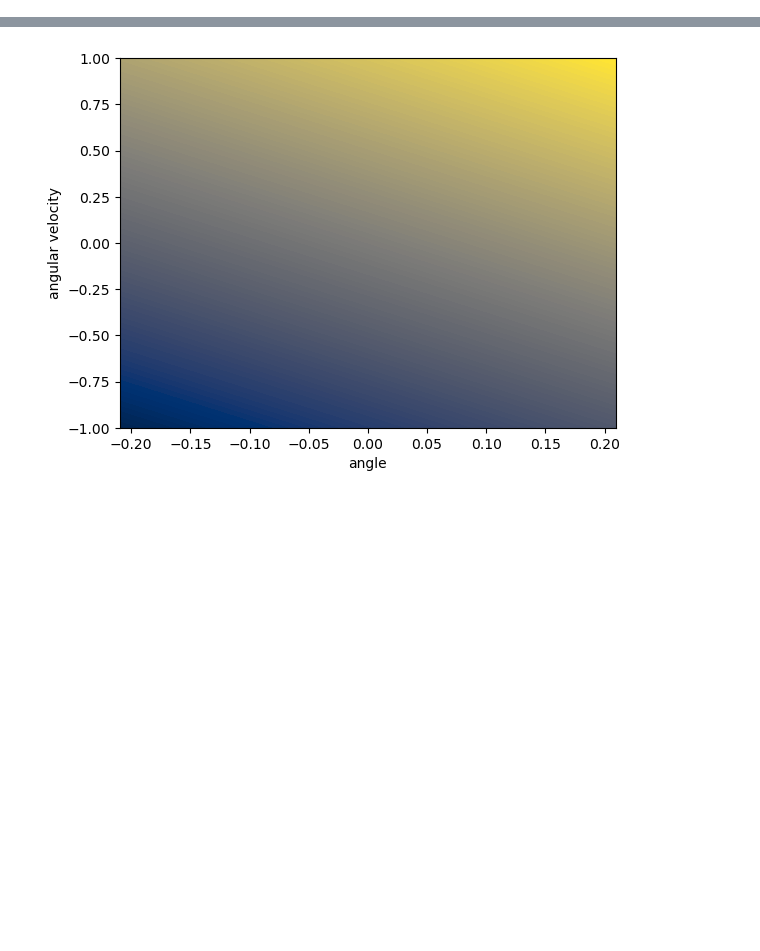
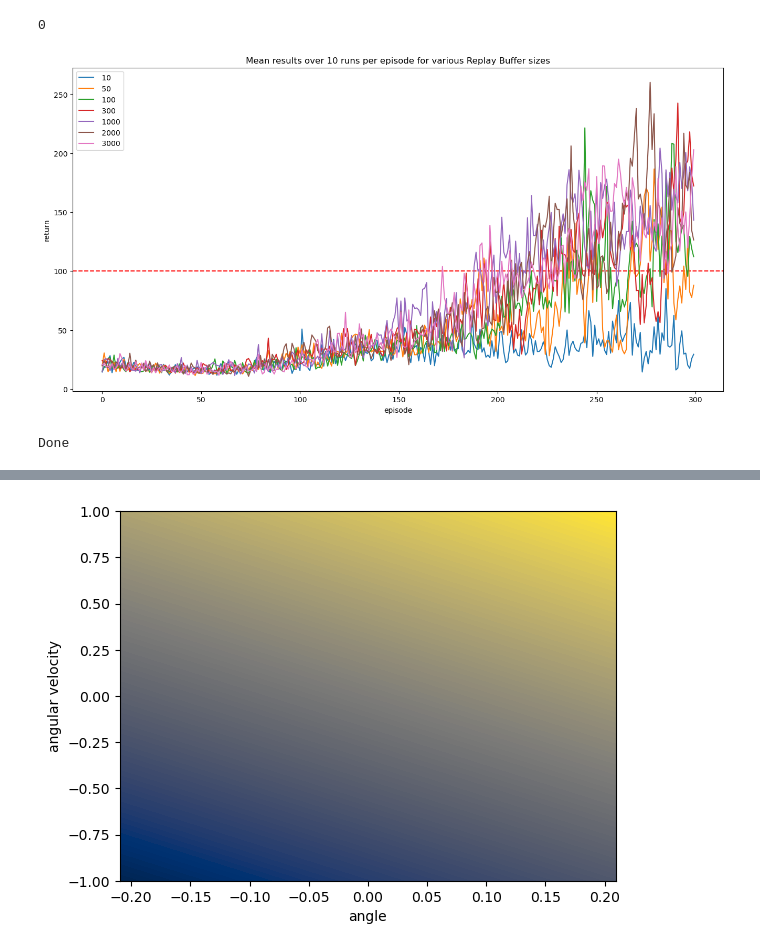
Before and after one commit to rusnnee/Reinforcement_Learning_Imperial, a Jupyter notebook: Coursework2/coursework2.ipynb, the cells around one changed output, grey strips where cells are left out. Saved outputs shown, nothing was run; the diff lists cells and outputs as text; code cells hidden in the pictures; blank space fills up the shorter version.

```diff
--- a/Coursework2/coursework2.ipynb
+++ b/Coursework2/coursework2.ipynb
@@ -179,0 +330,25 @@ Complete
+# %%
+# GET RESULTS FOR DIFFERENT REPLAY BUFFER SIZE
+BUFFER_SIZE_LIST = [10, 50, 100, 300, 1000, 2000, 3000]
+
+# results_buffer_size = get_results_different_replay_buffer_size(BUFFER_SIZE_LIST)
+labels = [" " + str(i) for i in BUFFER_SIZE_LIST]
+plt.figure(figsize=(16, 8))
+plt.title ("Mean results over 10 runs per episode for various Replay Buffer sizes")
+plt.axhline(y = 100, color = "r", linestyle = "--")
+plot_results_list(results_buffer_size, labels)
+# %% [output]
+0
+[figure, added]
+# %%
+# open file in write mode
+names = ['Jessa', 'Eric', 'Bob']
+with open("buffersize.txt", "a") as fp:
+    for item in results_buffer_size:
+        # write each item on a new line
+        fp.write("%s\n" % item)
+    print('Done')
+
+fp.close()
+# %% [output]
+Done
```
Also changed, not shown: parts of 14 cells of this notebook, 2 other files.
